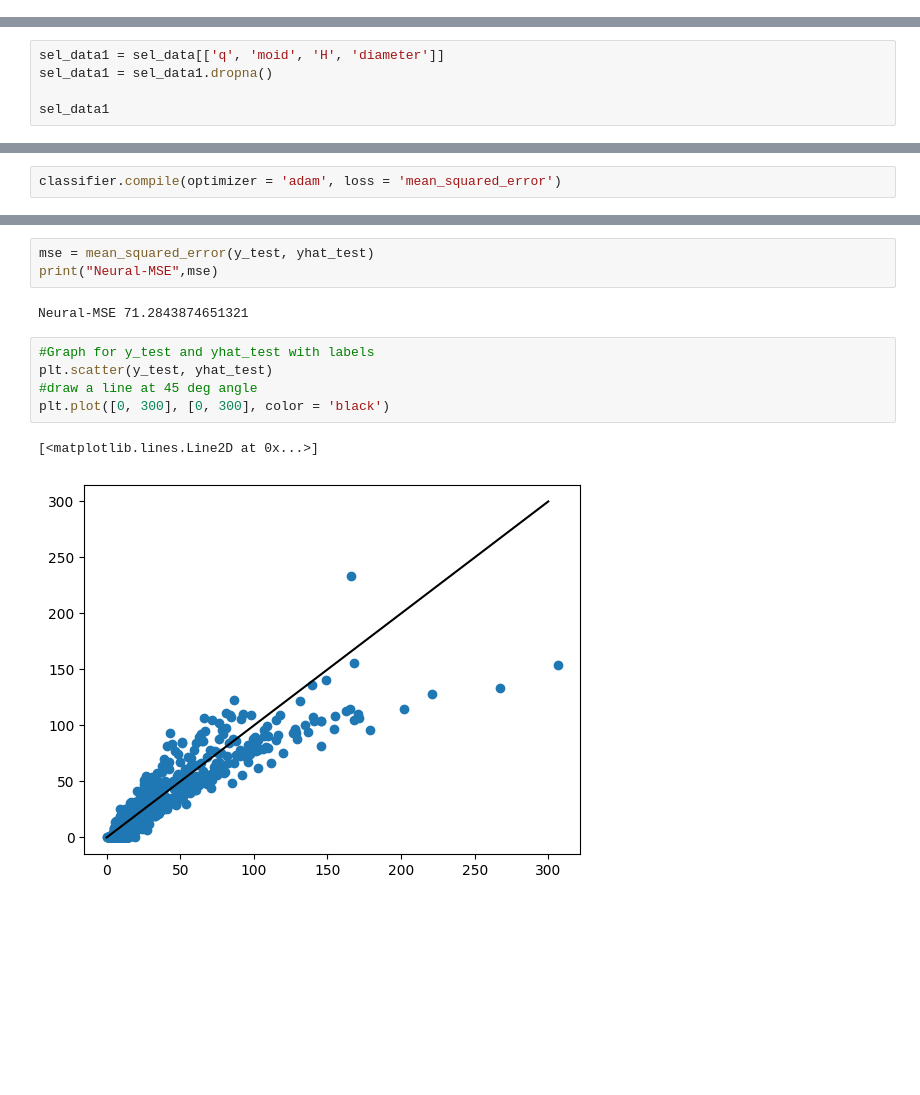
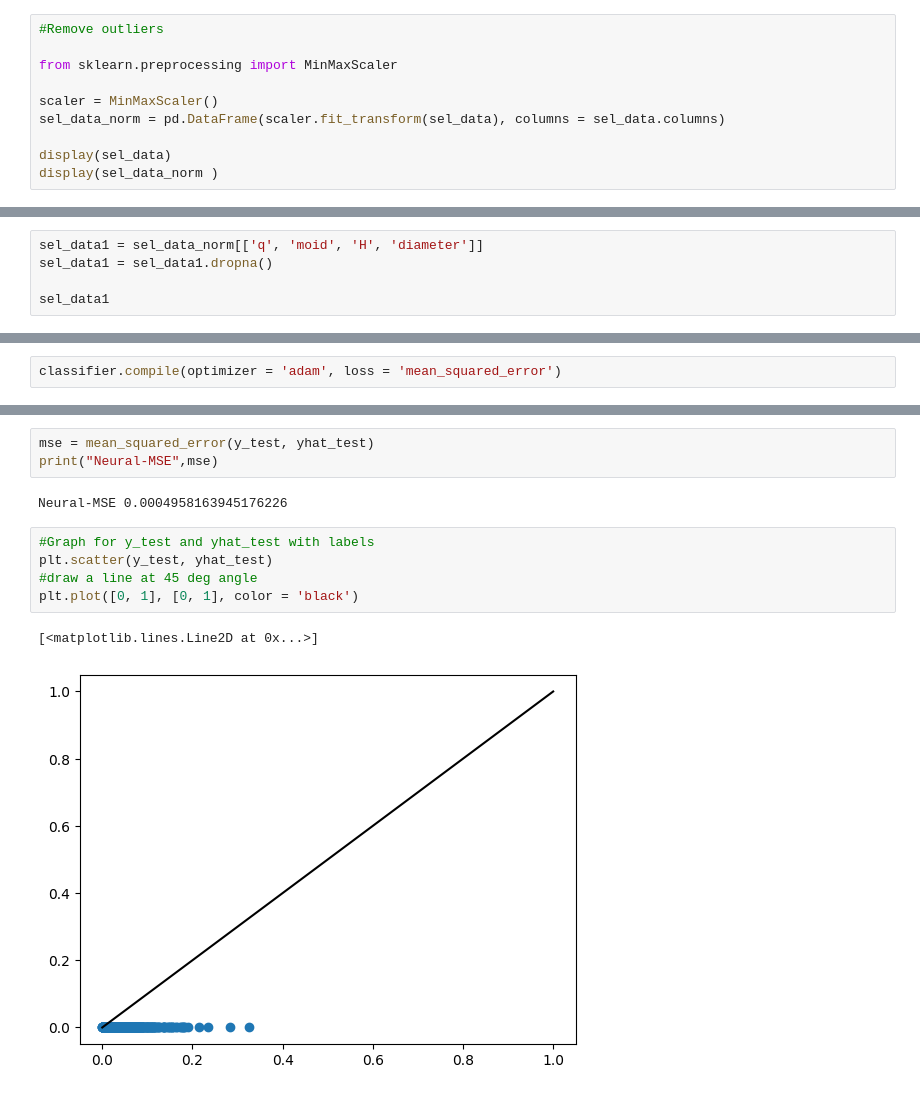
Before and after one commit to harshilxd/Asteroid-Feature-Prediction, a Jupyter notebook: source/Exploring_Asteroid_Dataset.ipynb, the cells around one changed output, grey strips where cells are left out. Cells and saved outputs as stored; diff of their text form; blank space fills up the shorter version.

```diff
--- a/source/Exploring_Asteroid_Dataset.ipynb
+++ b/source/Exploring_Asteroid_Dataset.ipynb
@@ -201,3 +201,13 @@ sel_data = sel_data.dropna(subset=['diameter'])
 # %%
 #Converting diameter values from object to float
 sel_data['diameter'] = sel_data['diameter'].str.replace('km', '').astype(float)
+# %%
+#Remove outliers
+
+from sklearn.preprocessing import MinMaxScaler
+
+scaler = MinMaxScaler()
+sel_data_norm = pd.DataFrame(scaler.fit_transform(sel_data), columns = sel_data.columns)
+
+display(sel_data)
+display(sel_data_norm )
@@ -233,7 +270,7 @@ KeyboardInterrupt:
 # %% [markdown]
 # Model 1: Linear Regression
 # %%
-sel_data1 = sel_data[['q', 'moid', 'H', 'diameter']]
+sel_data1 = sel_data_norm[['q', 'moid', 'H', 'diameter']]
 sel_data1 = sel_data1.dropna()
 
 sel_data1
@@ -424,12 +461,12 @@ Name: diameter, Length: 4881, dtype: float64
 mse = mean_squared_error(y_test, yhat_test)
 print("Neural-MSE",mse)
 # %% [output]
-Neural-MSE 71.2843874651321
+Neural-MSE 0.0004958163945176226
 # %%
 #Graph for y_test and yhat_test with labels
 plt.scatter(y_test, yhat_test)
 #draw a line at 45 deg angle
-plt.plot([0, 300], [0, 300], color = 'black')
+plt.plot([0, 1], [0, 1], color = 'black')
 # %% [output]
 [<matplotlib.lines.Line2D at 0x...>]
-[figure, old version]
+[figure, new version]
```
Also changed, not shown: parts of 10 cells of this notebook.
